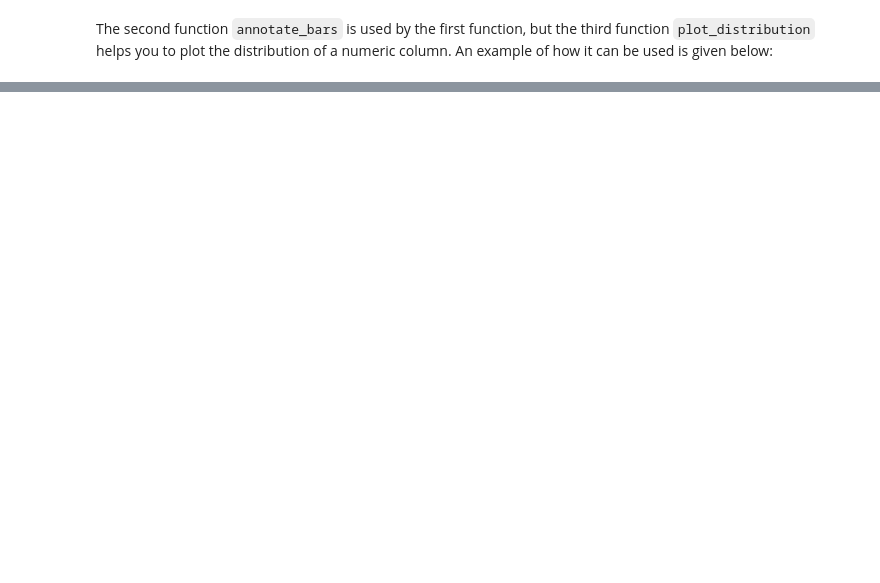
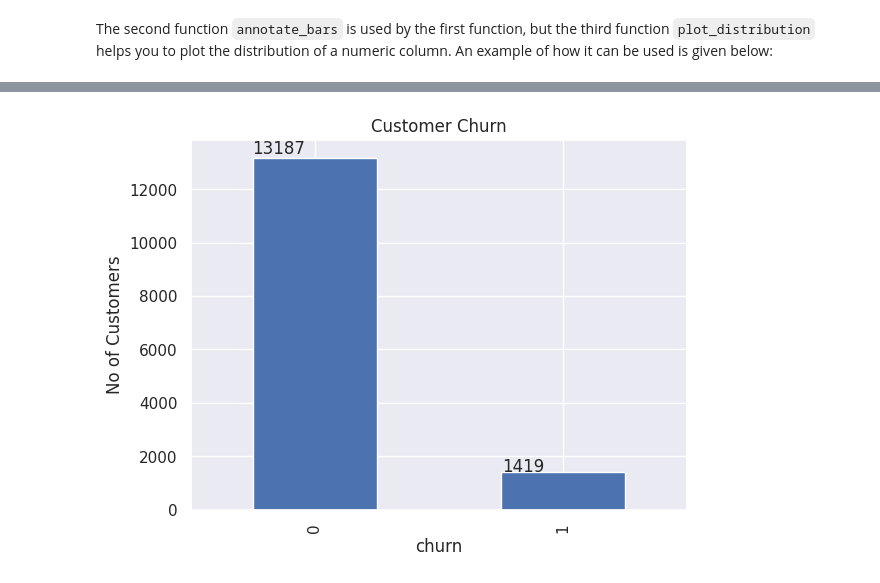
Before and after one commit to firasmalik/PowerCo, a Jupyter notebook: PwerCo_Churn.ipynb, the cells around one changed output, grey strips where cells are left out. Drawn from its saved outputs; the diff is of its cells as text; code cells hidden in the pictures; blank space fills up the shorter version.

```diff
--- a/PwerCo_Churn.ipynb
+++ b/PwerCo_Churn.ipynb
@@ -218,0 +244,15 @@ plot_distribution(consumption, 'cons_12m', axs)
+# %%
+ax = client_df.churn.value_counts().plot(kind='bar')
+
+# Add labels to each bar
+for p in ax.patches:
+    ax.annotate(str(p.get_height()), (p.get_x() * 1.005, p.get_height() * 1.01))
+
+# Show the plot
+plt.title("Customer Churn")
+plt.ylabel('No of Customers')
+plt.show()
+
+#There is a data imbalance but it is expected as in churn data not of customers who leave are lesser generall.
+# %% [output]
+[figure, added]
```
Also changed, not shown: parts of 16 cells of this notebook, 1 other file.
